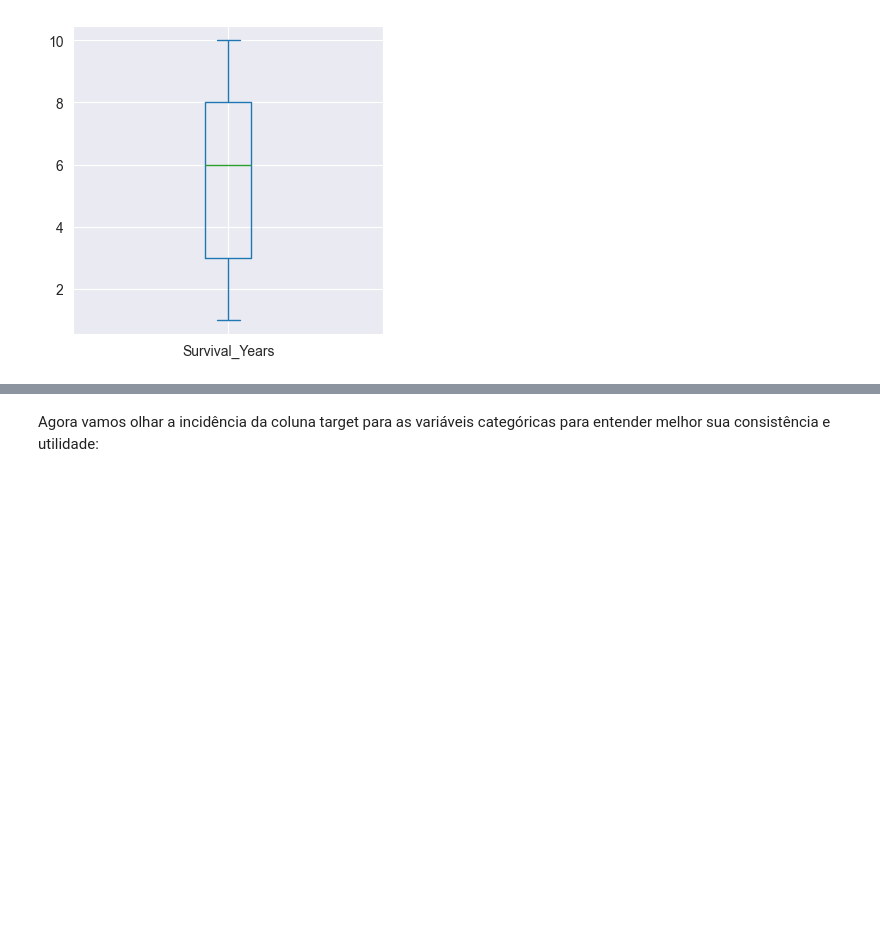
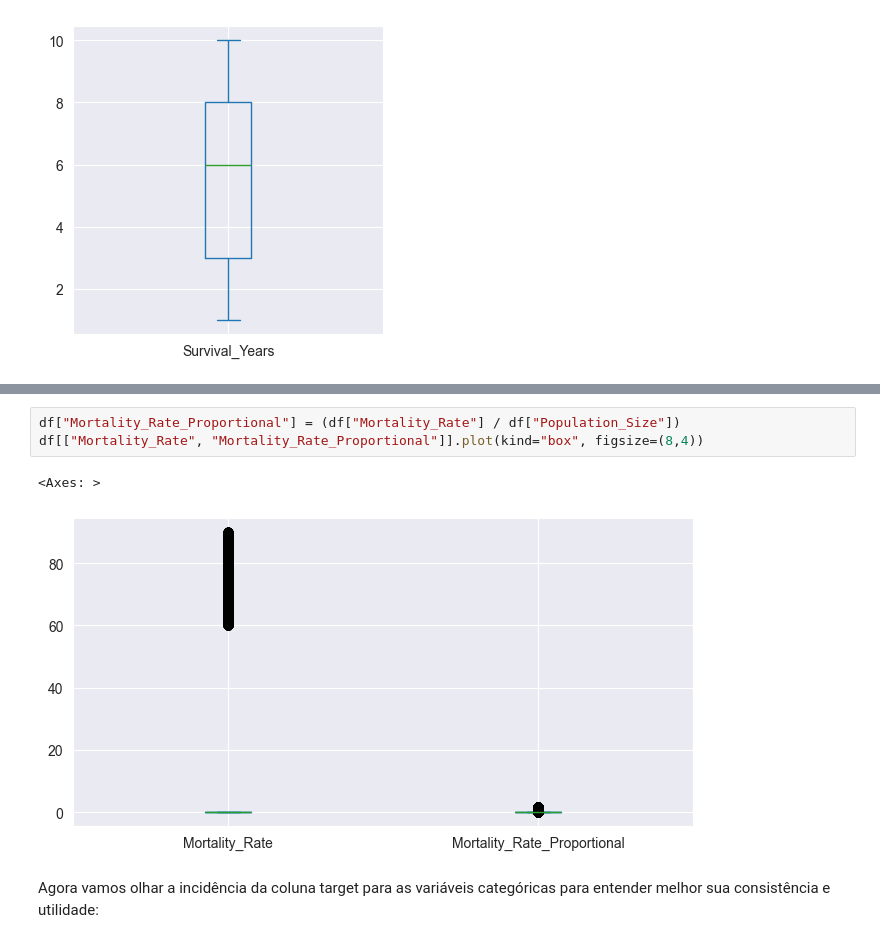
Before and after one commit to ademspr/fiap-ai-tech-challenge-01, a Jupyter notebook: notebooks/tech-challenger-01-analisys.ipynb, the cells around one changed output, grey strips where cells are left out. Cells and saved outputs as stored; diff of their text form; blank space fills up the shorter version.

```diff
--- a/notebooks/tech-challenger-01-analisys.ipynb
+++ b/notebooks/tech-challenger-01-analisys.ipynb
@@ -231,3 +255,9 @@ array([[<Axes: ylabel='Frequency'>, <Axes: ylabel='Frequency'>],
+# %%
+df["Mortality_Rate_Proportional"] = (df["Mortality_Rate"] / df["Population_Size"])
+df[["Mortality_Rate", "Mortality_Rate_Proportional"]].plot(kind="box", figsize=(8,4))
+# %% [output]
+<Axes: >
+[figure, added]
 # %% [markdown]
 Agora vamos olhar a incidência da coluna target para as variáveis categóricas para entender melhor sua consistência e utilidade:
 # %%
```
Also changed, not shown: parts of 24 cells of this notebook.
